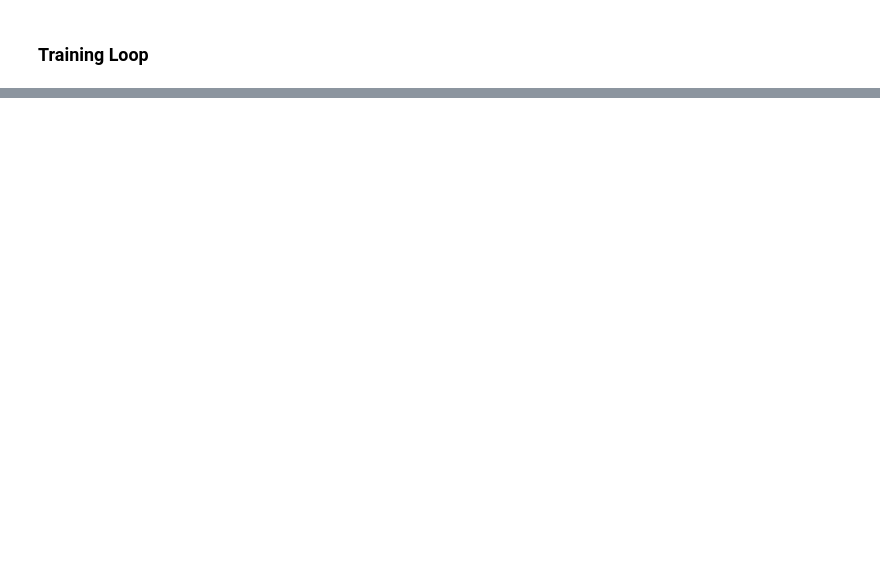
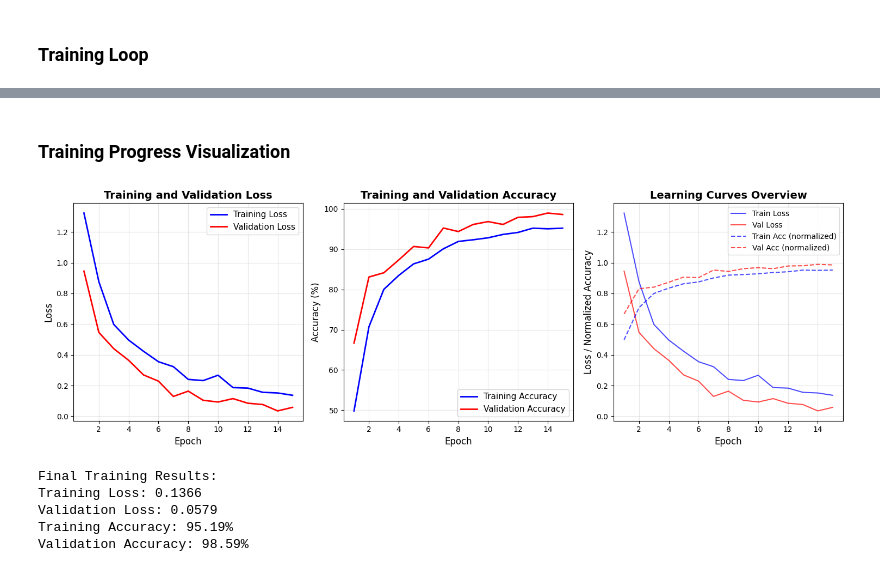
Before and after one commit to Erfassung/Multispectral-UAV-Crop-Classification-Pipeline, a Jupyter notebook: crop_classification_Deep_Learning.ipynb, the cells around one changed output, grey strips where cells are left out. Cells and saved outputs as stored; diff of their text form; code cells hidden in the pictures; blank space fills up the shorter version.

```diff
--- a/crop_classification_Deep_Learning.ipynb
+++ b/crop_classification_Deep_Learning.ipynb
@@ -447,0 +926,13 @@ Epoch [4/500], Train Loss: 0.1570, Train Accuracy: 95.16%, Valid Loss: 0.0682, V
+# %%
+# Start training with fixed labels
+train_losses, val_losses, train_acc, val_acc = training_settings_with_tensorboard(
+    model=model,
+    epochs=epochs,
+    device=current_device,
+    optimizer=optimizer,
+    criterion=criterion,
+    train_dataloader=train_loader,
+    val_dataloader=val_loader,
+    weights_name=model_weights_name,
+    log_dir="tensorboard_logs"
+)
@@ -447,0 +957,60 @@ Epoch [4/500], Train Loss: 0.1570, Train Accuracy: 95.16%, Valid Loss: 0.0682, V
+# %% [markdown]
+### Training Progress Visualization
+# %%
+import matplotlib.pyplot as plt
+
+# Plot training and validation curves using matplotlib
+plt.figure(figsize=(15, 5))
+
+# Plot 1: Loss curves
+plt.subplot(1, 3, 1)
+plt.plot(range(1, len(train_losses) + 1), train_losses, 'b-', label='Training Loss', linewidth=2)
+plt.plot(range(1, len(val_losses) + 1), val_losses, 'r-', label='Validation Loss', linewidth=2)
+plt.title('Training and Validation Loss', fontsize=14, fontweight='bold')
+plt.xlabel('Epoch', fontsize=12)
+plt.ylabel('Loss', fontsize=12)
+plt.legend(fontsize=11)
+plt.grid(True, alpha=0.3)
+
+# Plot 2: Accuracy curves
+plt.subplot(1, 3, 2)
+plt.plot(range(1, len(train_acc) + 1), train_acc, 'b-', label='Training Accuracy', linewidth=2)
+plt.plot(range(1, len(val_acc) + 1), val_acc, 'r-', label='Validation Accuracy', linewidth=2)
+plt.title('Training and Validation Accuracy', fontsize=14, fontweight='bold')
+plt.xlabel('Epoch', fontsize=12)
+plt.ylabel('Accuracy (%)', fontsize=12)
+plt.legend(fontsize=11)
+plt.grid(True, alpha=0.3)
+
+# Plot 3: Learning curves comparison
+plt.subplot(1, 3, 3)
+epochs_range = range(1, len(train_losses) + 1)
+plt.plot(epochs_range, train_losses, 'b-', alpha=0.7, label='Train Loss')
+plt.plot(epochs_range, val_losses, 'r-', alpha=0.7, label='Val Loss')
+# Normalize accuracy to same scale as loss for comparison
+norm_train_acc = [acc/100 for acc in train_acc]
+norm_val_acc = [acc/100 for acc in val_acc]
+plt.plot(epochs_range, norm_train_acc, 'b--', alpha=0.7, label='Train Acc (normalized)')
+plt.plot(epochs_range, norm_val_acc, 'r--', alpha=0.7, label='Val Acc (normalized)')
+plt.title('Learning Curves Overview', fontsize=14, fontweight='bold')
+plt.xlabel('Epoch', fontsize=12)
+plt.ylabel('Loss / Normalized Accuracy', fontsize=12)
+plt.legend(fontsize=10)
+plt.grid(True, alpha=0.3)
+
+plt.tight_layout()
+plt.show()
+
+# Print final training statistics
+print(f"\nFinal Training Results:")
+print(f"Training Loss: {train_losses[-1]:.4f}")
+print(f"Validation Loss: {val_losses[-1]:.4f}")
+print(f"Training Accuracy: {train_acc[-1]:.2f}%")
+print(f"Validation Accuracy: {val_acc[-1]:.2f}%")
+# %% [output]
+[figure, added]
+Final Training Results:
+Training Loss: 0.1366
+Validation Loss: 0.0579
+Training Accuracy: 95.19%
+Validation Accuracy: 98.59%
```
Also changed, not shown: parts of 31 cells of this notebook, 1 other file.
